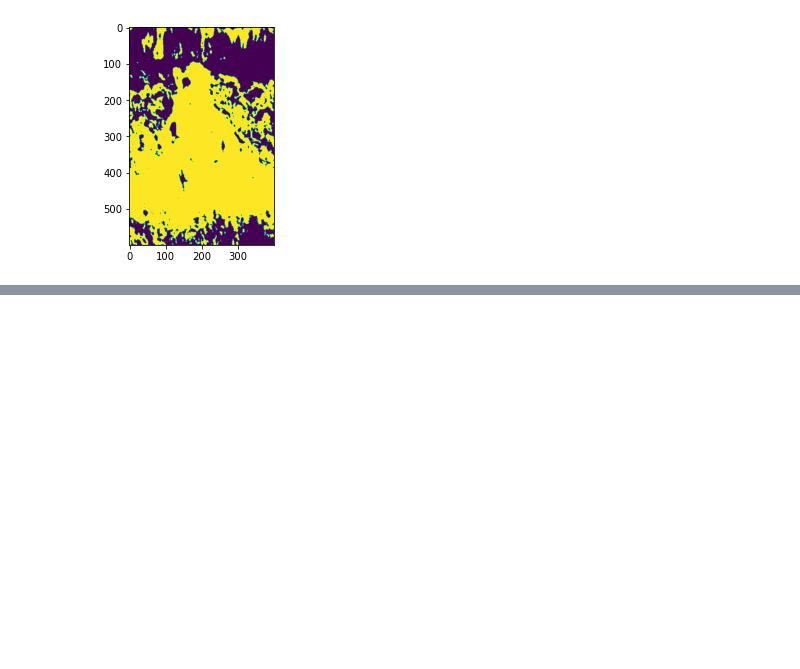
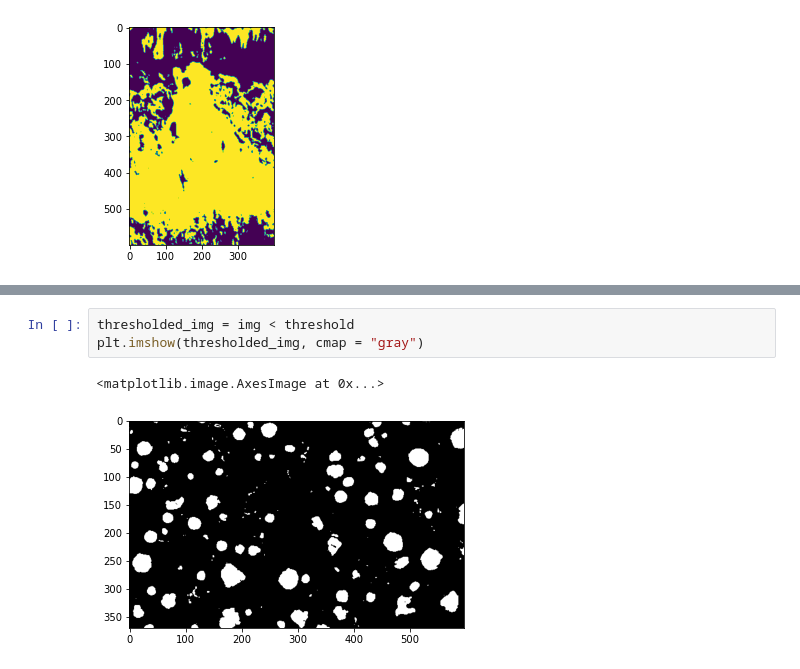
Before and after one commit to vdsukhov/cv-python-learning, a Jupyter notebook: methods/012_segmentation.ipynb, the cells around one changed output, grey strips where cells are left out. Saved outputs shown, nothing was run; the diff lists cells and outputs as text; blank space fills up the shorter version.

```diff
--- a/methods/012_segmentation.ipynb
+++ b/methods/012_segmentation.ipynb
@@ -56,0 +88,6 @@ plt.imshow(np.digitize(entropy_img, bins=[thresh]))
+# %%
+thresholded_img = img < threshold
+plt.imshow(thresholded_img, cmap = "gray")
+# %% [output]
+<matplotlib.image.AxesImage at 0x...>
+[figure, added]
```
Also changed, not shown: parts of 36 cells of this notebook, 1 other file.
